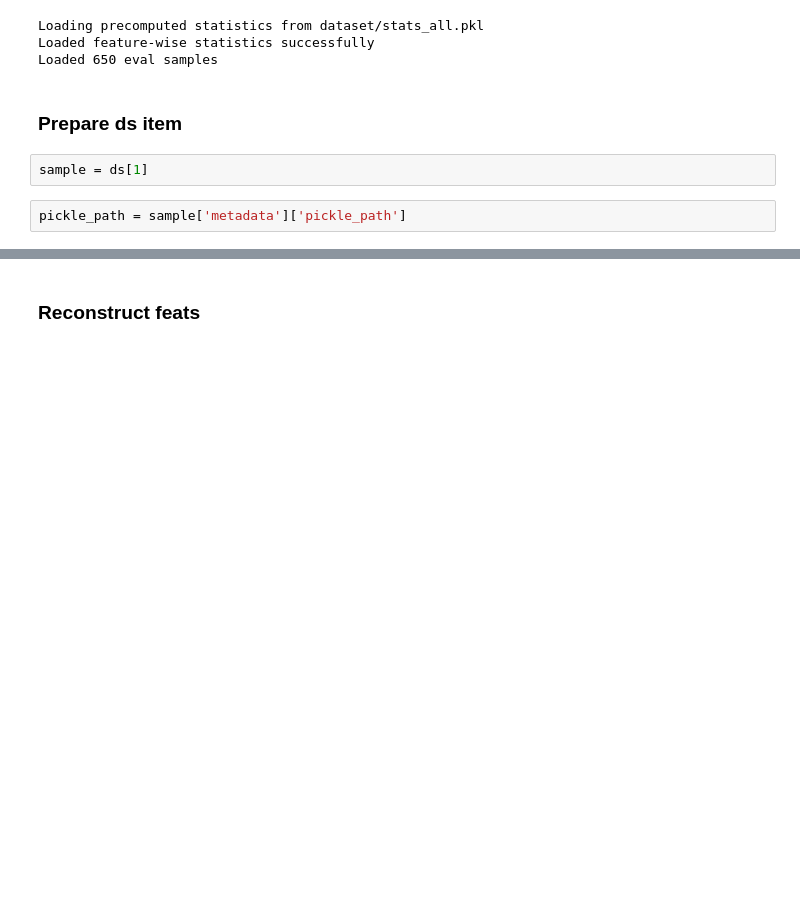
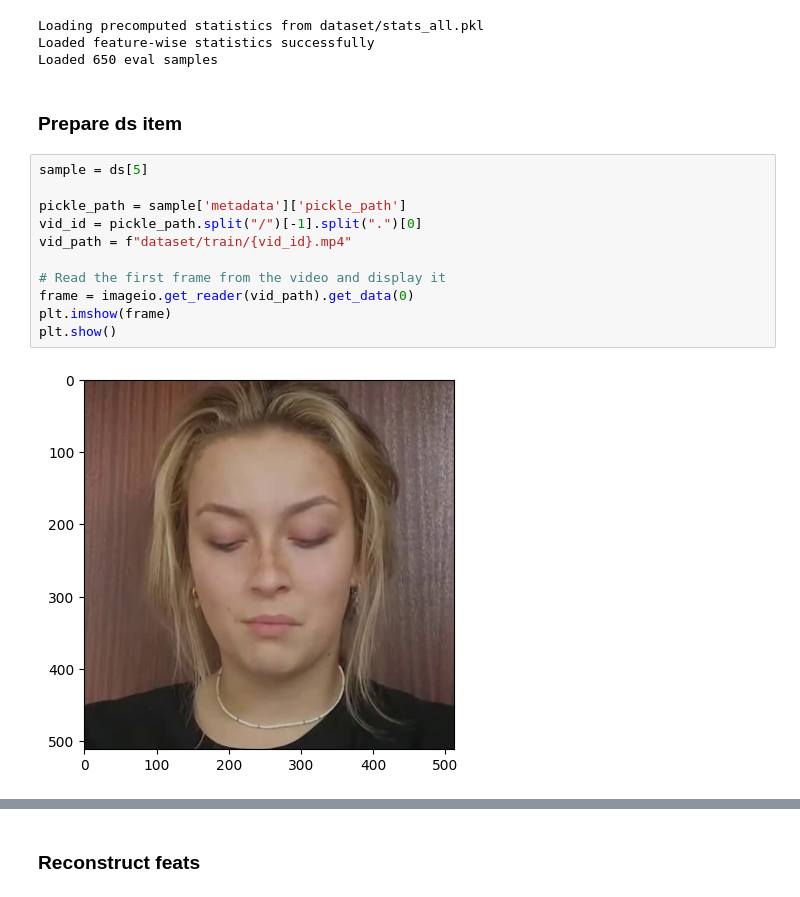
Before and after one commit to xabirizar9/liveportrait-tokenizer, a Jupyter notebook: reconstruct_motions.ipynb, the cells around one changed output, grey strips where cells are left out. Cells and saved outputs as stored; diff of their text form; blank space fills up the shorter version.

```diff
--- a/reconstruct_motions.ipynb
+++ b/reconstruct_motions.ipynb
@@ -49,7 +49,16 @@ Loaded feature-wise statistics successfully
 Loaded 650 eval samples
 # %% [markdown]
 ### Prepare ds item
-# %%
-sample = ds[1]
-# %%
-pickle_path = sample['metadata']['pickle_path']
+# %%
+sample = ds[5]
+
+pickle_path = sample['metadata']['pickle_path']
+vid_id = pickle_path.split("/")[-1].split(".")[0]
+vid_path = f"dataset/train/{vid_id}.mp4"
+
+# Read the first frame from the video and display it
+frame = imageio.get_reader(vid_path).get_data(0)
+plt.imshow(frame)
+plt.show()
+# %% [output]
+[figure, added]
```
Also changed, not shown: parts of 13 cells of this notebook, 18 other files.
